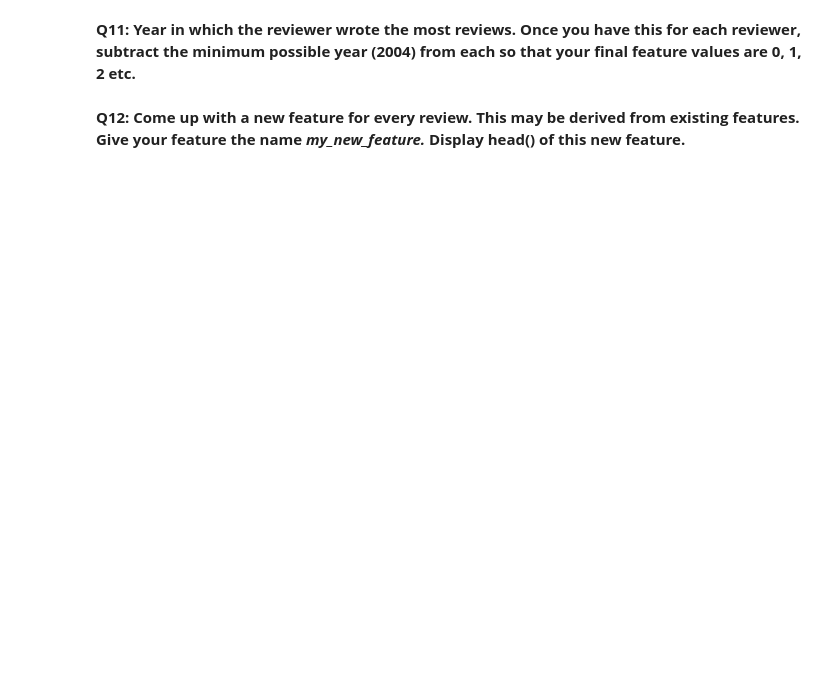
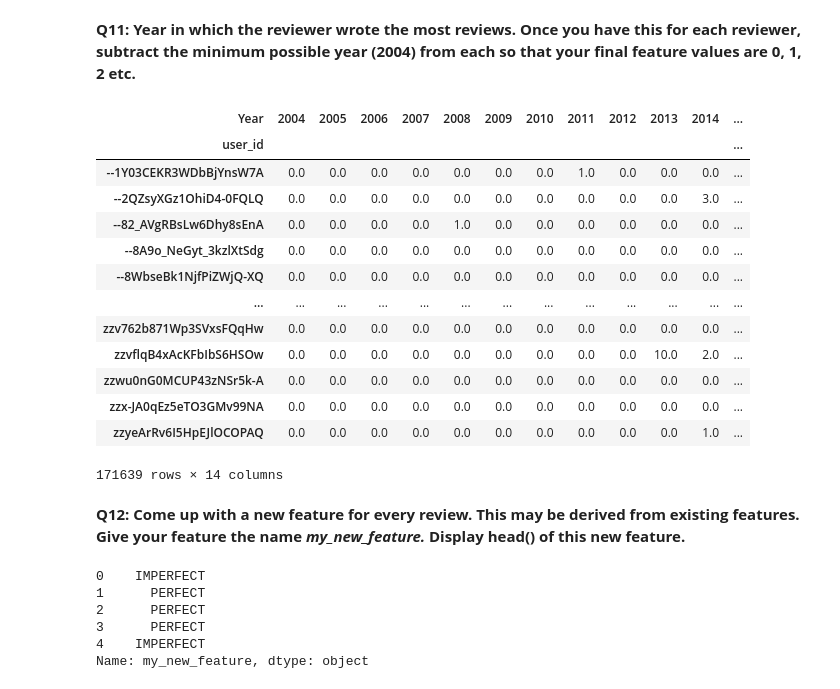
Before and after one commit to Yan-Lihui/ucb, a Jupyter notebook: Lab_1_Data_Preprocessing.ipynb, the cells around one changed output. Cells and saved outputs as stored; diff of their text form; code cells hidden in the pictures; blank space fills up the shorter version.

```diff
--- a/Lab_1_Data_Preprocessing.ipynb
+++ b/Lab_1_Data_Preprocessing.ipynb
@@ -220,3 +242,33 @@ raise NotImplementedError()
+# %%
+
+def date_to_year(date):
+  return (date[:4])
+def q11(df):
+  df['Year']=df['date'].apply(date_to_year)
+  reviewer_year=df.groupby('user_id')['Year'].value_counts()
+  year_count=reviewer_year.unstack()
+  array=year_count.iloc[:,:].values
+  values={'2004':0,'2005':0,'2006':0,'2007':0,'2008':0,'2009':0,'2010':0,'2011':0,'2012':0,'2013':0,'2014':0,'2015':0,'2016':0,}
+  year_count.fillna(value=values,inplace=True)
+  year_count['margin']=np.argmax(array,axis=1)
+  return (year_count)
+q11(df)
+# YOUR CODE HERE
+# %% [output]
+| Year | 2004 | 2005 | 2006 | 2007 | 2008 | 2009 | 2010 | 2011 | 2012 | 2013 | 2014 | ... |
+| user_id |  |  |  |  |  |  |  |  |  |  |  | ... |
+| --1Y03CEKR3WDbBjYnsW7A | 0.0 | 0.0 | 0.0 | 0.0 | 0.0 | 0.0 | 0.0 | 1.0 | 0.0 | 0.0 | 0.0 | ... |
+| --2QZsyXGz1OhiD4-0FQLQ | 0.0 | 0.0 | 0.0 | 0.0 | 0.0 | 0.0 | 0.0 | 0.0 | 0.0 | 0.0 | 3.0 | ... |
+| --82_AVgRBsLw6Dhy8sEnA | 0.0 | 0.0 | 0.0 | 0.0 | 1.0 | 0.0 | 0.0 | 0.0 | 0.0 | 0.0 | 0.0 | ... |
+| --8A9o_NeGyt_3kzlXtSdg | 0.0 | 0.0 | 0.0 | 0.0 | 0.0 | 0.0 | 0.0 | 0.0 | 0.0 | 0.0 | 0.0 | ... |
+| --8WbseBk1NjfPiZWjQ-XQ | 0.0 | 0.0 | 0.0 | 0.0 | 0.0 | 0.0 | 0.0 | 0.0 | 0.0 | 0.0 | 0.0 | ... |
+| ... | ... | ... | ... | ... | ... | ... | ... | ... | ... | ... | ... | ... |
+| zzv762b871Wp3SVxsFQqHw | 0.0 | 0.0 | 0.0 | 0.0 | 0.0 | 0.0 | 0.0 | 0.0 | 0.0 | 0.0 | 0.0 | ... |
+| zzvflqB4xAcKFbIbS6HSOw | 0.0 | 0.0 | 0.0 | 0.0 | 0.0 | 0.0 | 0.0 | 0.0 | 0.0 | 10.0 | 2.0 | ... |
+| zzwu0nG0MCUP43zNSr5k-A | 0.0 | 0.0 | 0.0 | 0.0 | 0.0 | 0.0 | 0.0 | 0.0 | 0.0 | 0.0 | 0.0 | ... |
+| zzx-JA0qEz5eTO3GMv99NA | 0.0 | 0.0 | 0.0 | 0.0 | 0.0 | 0.0 | 0.0 | 0.0 | 0.0 | 0.0 | 0.0 | ... |
+| zzyeArRv6I5HpEJlOCOPAQ | 0.0 | 0.0 | 0.0 | 0.0 | 0.0 | 0.0 | 0.0 | 0.0 | 0.0 | 0.0 | 1.0 | ... |
+171639 rows × 14 columns
 # %% [markdown]
 **Q12: Come up with a new feature for every review. This may be derived from existing features.
 Give your feature the name *my_new_feature.* Display head() of this new feature.**
@@ -225,0 +275,17 @@ raise NotImplementedError()
+# %%
+# YOUR CODE HERE
+def stars_to_sentiment(num_stars):
+  if num_stars==5:
+    return 'PERFECT'
+  else:
+    return 'IMPERFECT'
+
+df['my_new_feature']=df['stars'].apply(stars_to_sentiment)
+df['my_new_feature'].head()
+# %% [output]
+0    IMPERFECT
+1      PERFECT
+2      PERFECT
+3      PERFECT
+4    IMPERFECT
+Name: my_new_feature, dtype: object
```
Also changed, not shown: parts of 20 cells of this notebook.
